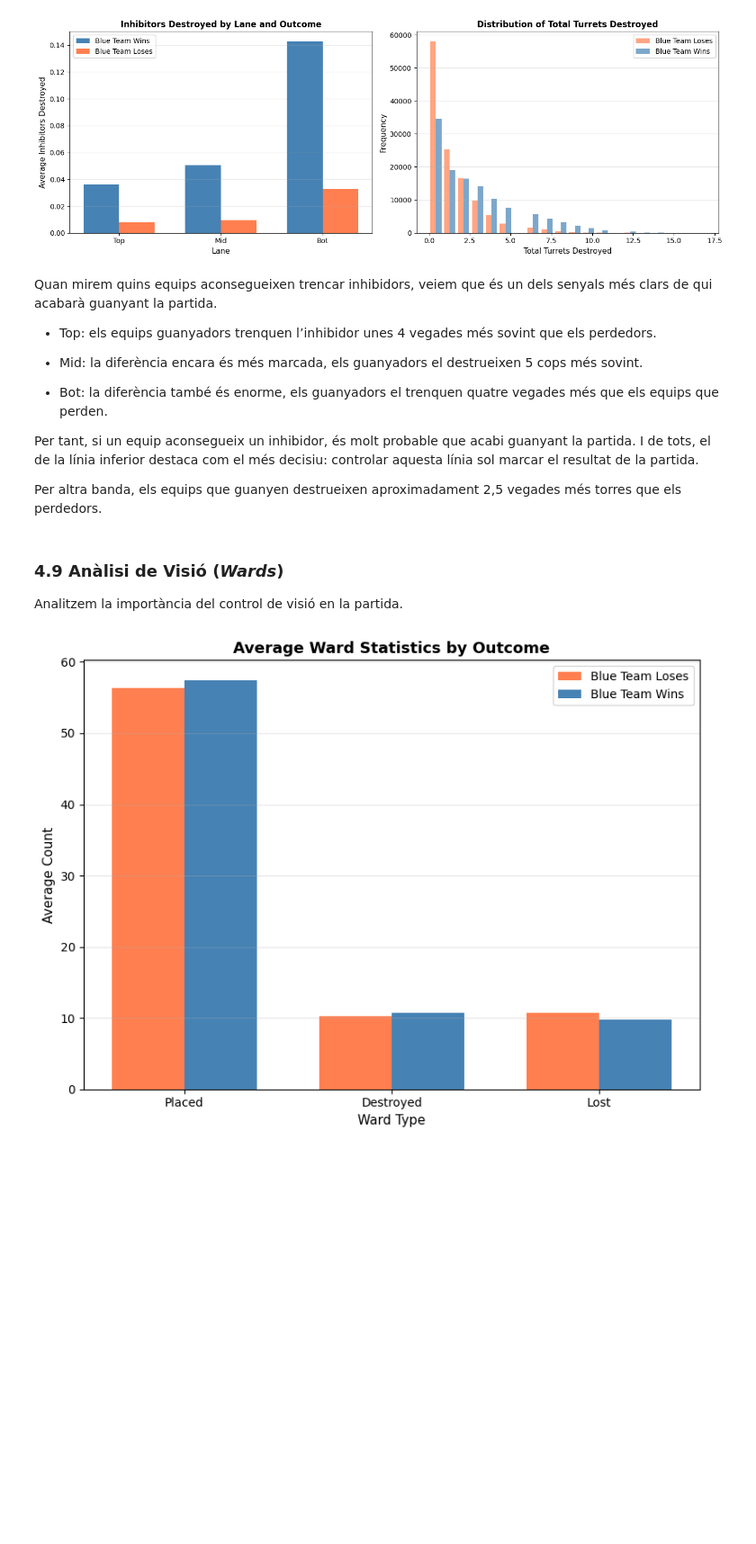
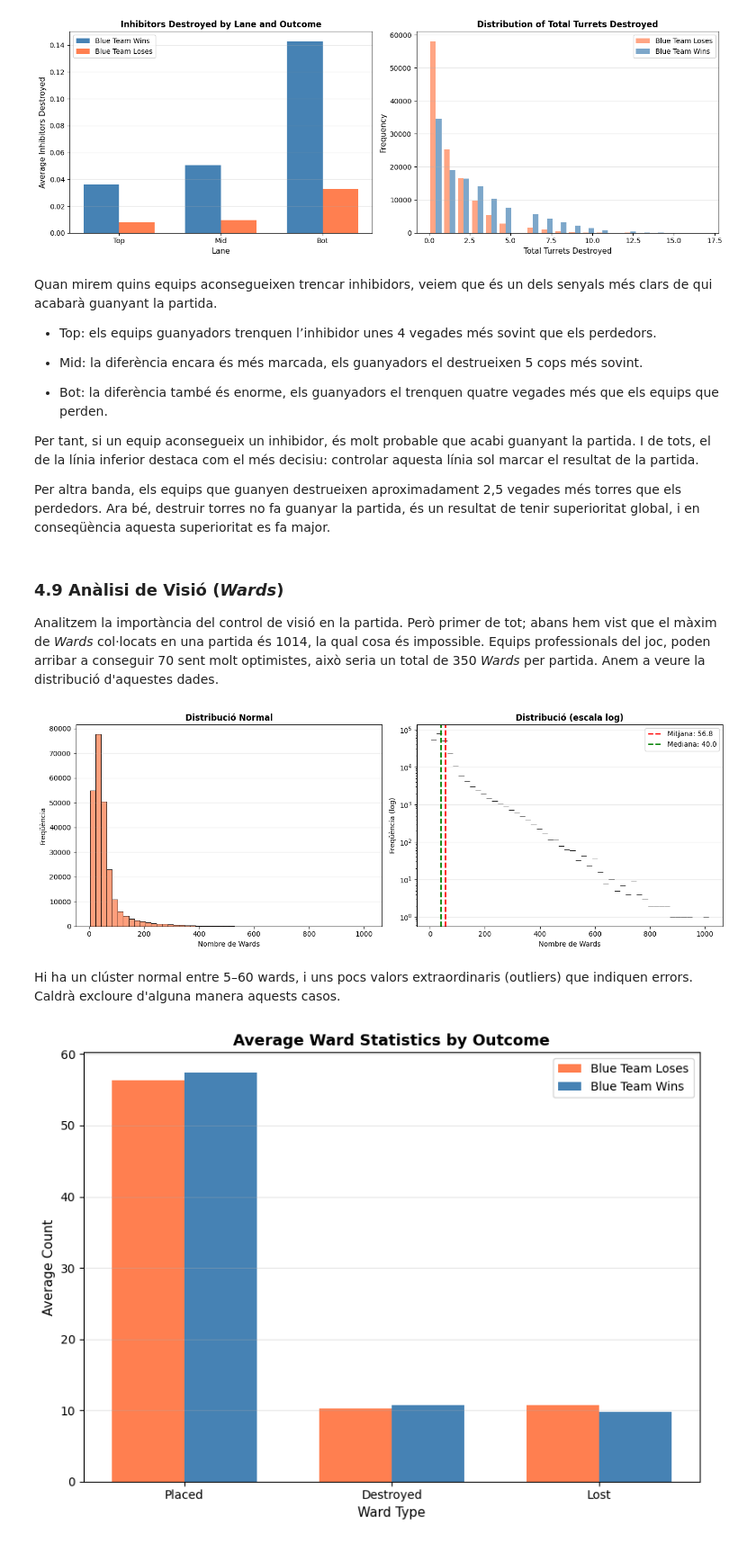
Before and after one commit to NIU1634990/kaggle_lol, a Jupyter notebook: kaggle.ipynb, the cells around one changed output. Shown at 90% size. Cells and saved outputs as stored; diff of their text form; code cells hidden in the pictures; blank space fills up the shorter version.

```diff
--- a/kaggle.ipynb
+++ b/kaggle.ipynb
@@ -882,10 +916,38 @@ Per tant, si un equip aconsegueix un inhibidor, és molt probable que acabi guan
 I de tots, el de la línia inferior destaca com el més decisiu: controlar aquesta línia sol marcar el resultat de la partida.
 
 
-Per altra banda, els equips que guanyen destrueixen aproximadament 2,5 vegades més torres que els perdedors.
+Per altra banda, els equips que guanyen destrueixen aproximadament 2,5 vegades més torres que els perdedors. Ara bé, destruir torres no fa guanyar la partida, és un resultat de tenir superioritat global, i en conseqüència aquesta superioritat es fa major.
 # %% [markdown]
 ### 4.9 Anàlisi de Visió (_Wards_)
-Analitzem la importància del control de visió en la partida.
+Analitzem la importància del control de visió en la partida. Però primer de tot; abans hem vist que el màxim de _Wards_ col·locats en una partida és 1014, la qual cosa és impossible. Equips professionals del joc, poden arribar a conseguir 70 sent molt optimistes, això seria un total de 350 _Wards_ per partida. Anem a veure la distribució d'aquestes dades.
+# %%
+fig, axes = plt.subplots(1, 2, figsize=(14, 5))
+
+# Sense escala log
+sns.histplot(df['wardsPlaced'], bins=50, ax=axes[0], color='coral', edgecolor='black')
+axes[0].set_title('Distribució Normal', fontsize=12, fontweight='bold')
+axes[0].set_xlabel('Nombre de Wards')
+axes[0].set_ylabel('Freqüència')
+axes[0].grid(axis='y', alpha=0.3)
+
+# Amb escala log
+sns.histplot(df['wardsPlaced'], bins=50, log_scale=(False, True), ax=axes[1], color='steelblue', edgecolor='black')
+axes[1].set_title('Distribució (escala log)', fontsize=12, fontweight='bold')
+axes[1].set_xlabel('Nombre de Wards')
+axes[1].set_ylabel('Freqüència (log)')
+axes[1].grid(axis='y', alpha=0.3)
+mean_val = df['wardsPlaced'].mean()
+median_val = df['wardsPlaced'].median()
+plt.axvline(mean_val, color='red', linestyle='--', linewidth=2, label=f'Mitjana: {mean_val:.1f}')
+plt.axvline(median_val, color='green', linestyle='--', linewidth=2, label=f'Mediana: {median_val:.1f}')
+plt.legend()
+plt.grid(axis='y', alpha=0.3)
+plt.tight_layout()
+plt.show()
+# %% [output]
+[figure, added]
+# %% [markdown]
+Hi ha un clúster normal entre 5–60 wards, i uns pocs valors extraordinaris (outliers) que indiquen errors. Caldrà excloure d'alguna manera aquests casos.
 # %%
 # Calcul de mitjanes
 wins_mean = [
```
Also changed, not shown: parts of 13 cells of this notebook.
